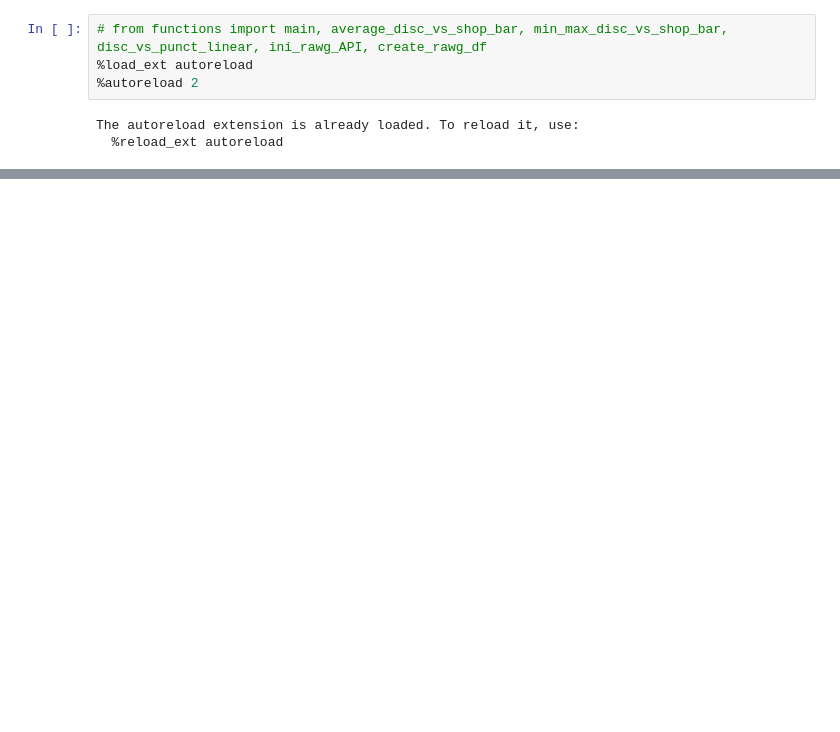
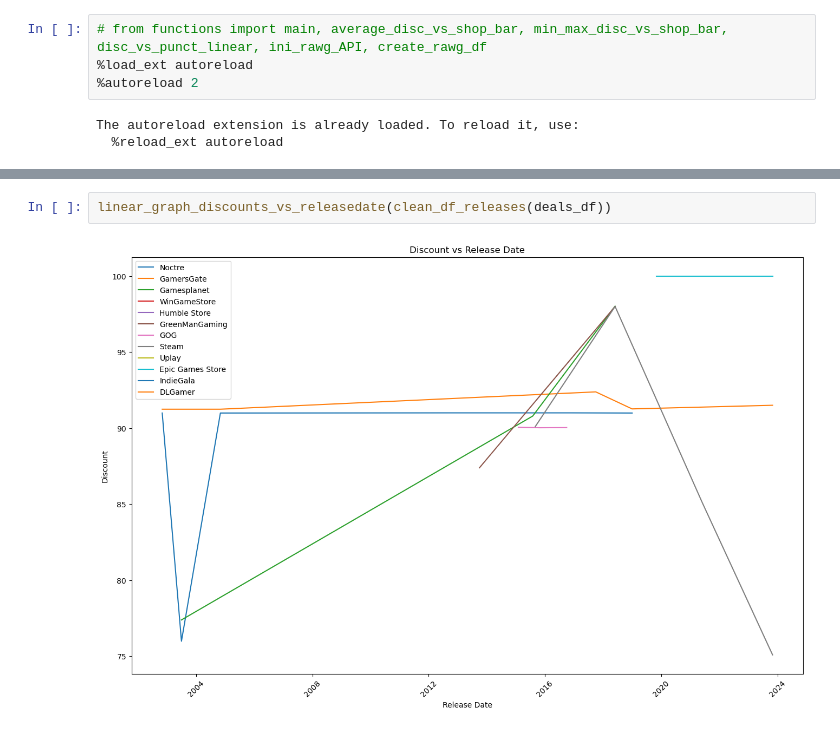
Before and after one commit to ivanalonsom/Project3_DataAnalysis_Oriented_To_Sales_Strategies, a Jupyter notebook: main.ipynb, the cells around one changed output, grey strips where cells are left out. Cells and saved outputs as stored; diff of their text form; blank space fills up the shorter version.

```diff
--- a/main.ipynb
+++ b/main.ipynb
@@ -70,0 +33,4 @@ deals_df
+# %%
+linear_graph_discounts_vs_releasedate(clean_df_releases(deals_df))
+# %% [output]
+[figure, added]
```
Also changed, not shown: parts of 10 cells of this notebook, 5 other files.
